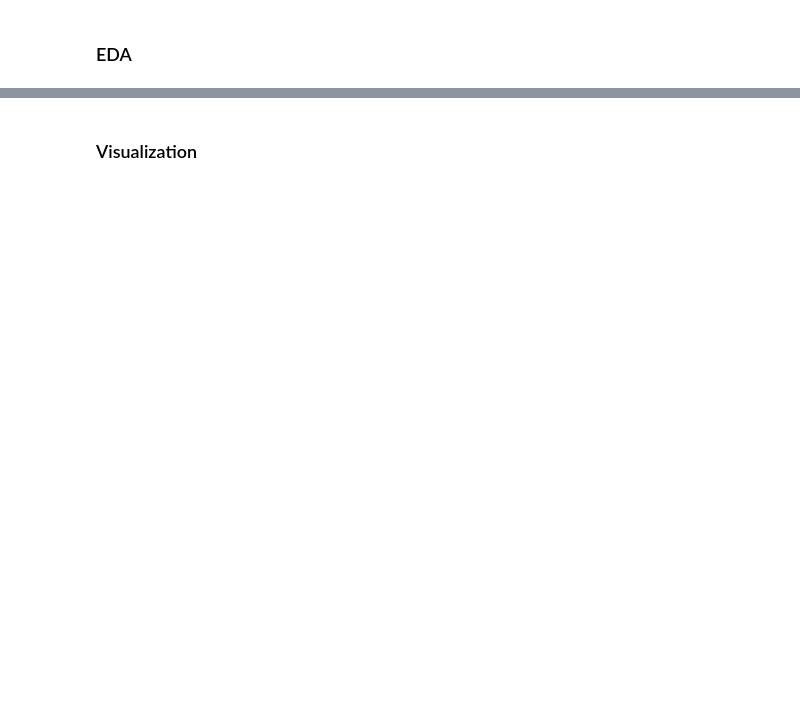
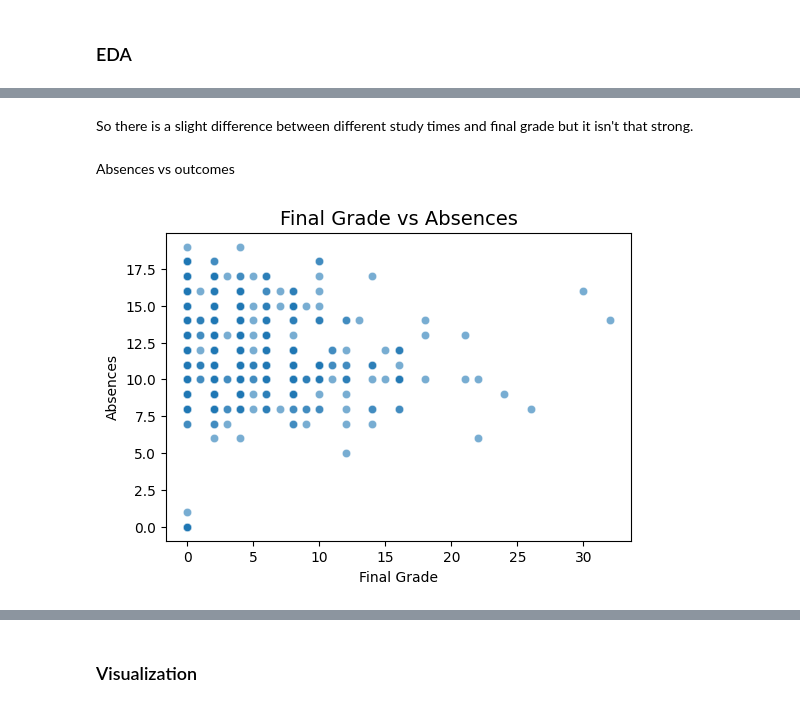
Before and after one commit to Habibahammadprogrammer/StudentsPerformance, a Jupyter notebook: Notebooks/FinalProject.ipynb, the cells around one changed output, grey strips where cells are left out. Cells and saved outputs as stored; diff of their text form; code cells hidden in the pictures; blank space fills up the shorter version.

```diff
--- a/Notebooks/FinalProject.ipynb
+++ b/Notebooks/FinalProject.ipynb
@@ -265,0 +616,13 @@ So looking at the target features , there seemes to be no issue since they are w
+# %% [markdown]
+So there is a slight difference between different study times and final grade  but it isn't that strong.
+# %% [markdown]
+Absences vs outcomes
+# %%
+plt.figure(figsize=(6,4))
+sns.scatterplot(x='absences',y='G3',data=df_corr,alpha=0.6)
+plt.title("Final Grade vs Absences",fontsize=14)
+plt.ylabel("Absences")
+plt.xlabel("Final Grade")
+plt.show()
+# %% [output]
+[figure, added]
```
Also changed, not shown: parts of 82 cells of this notebook, 1 other file.
